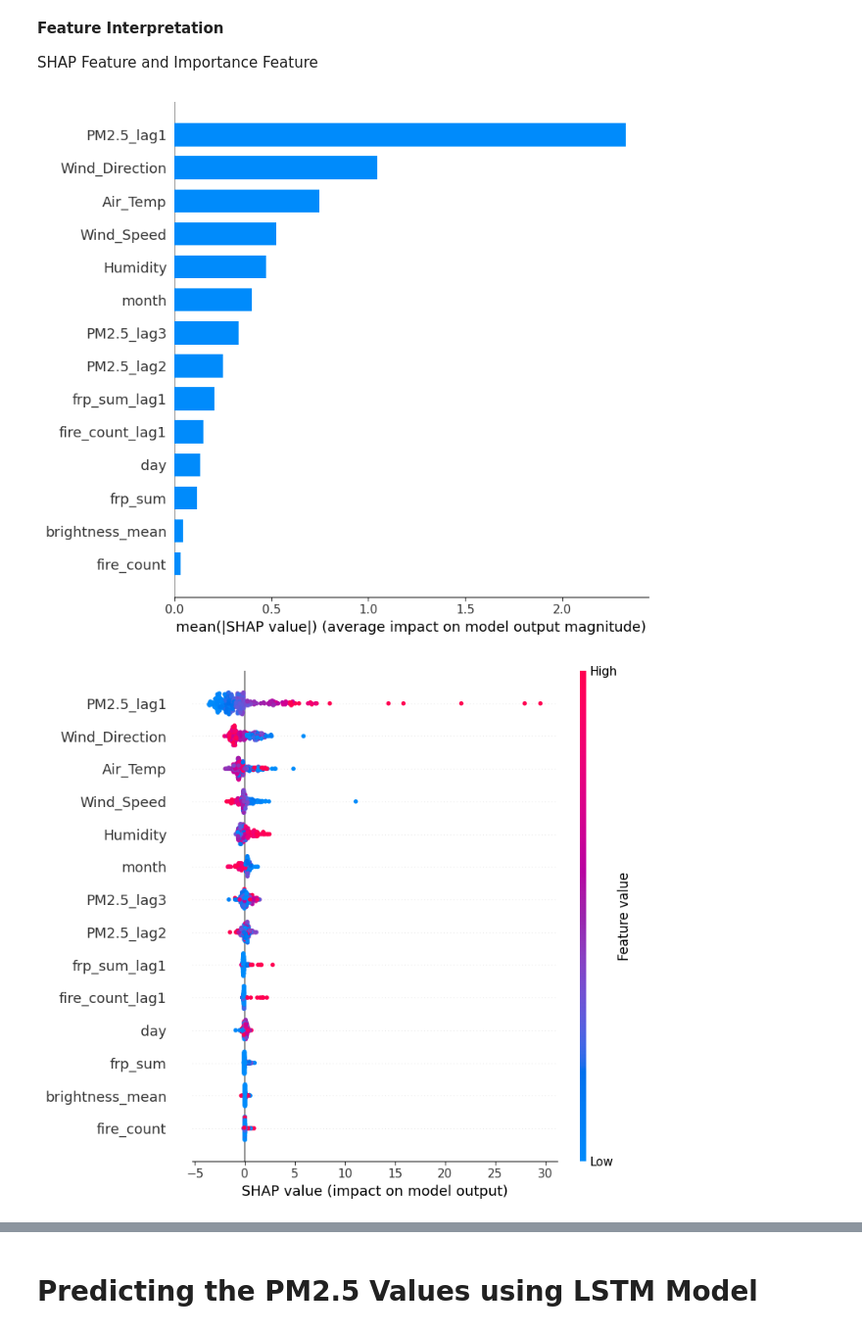
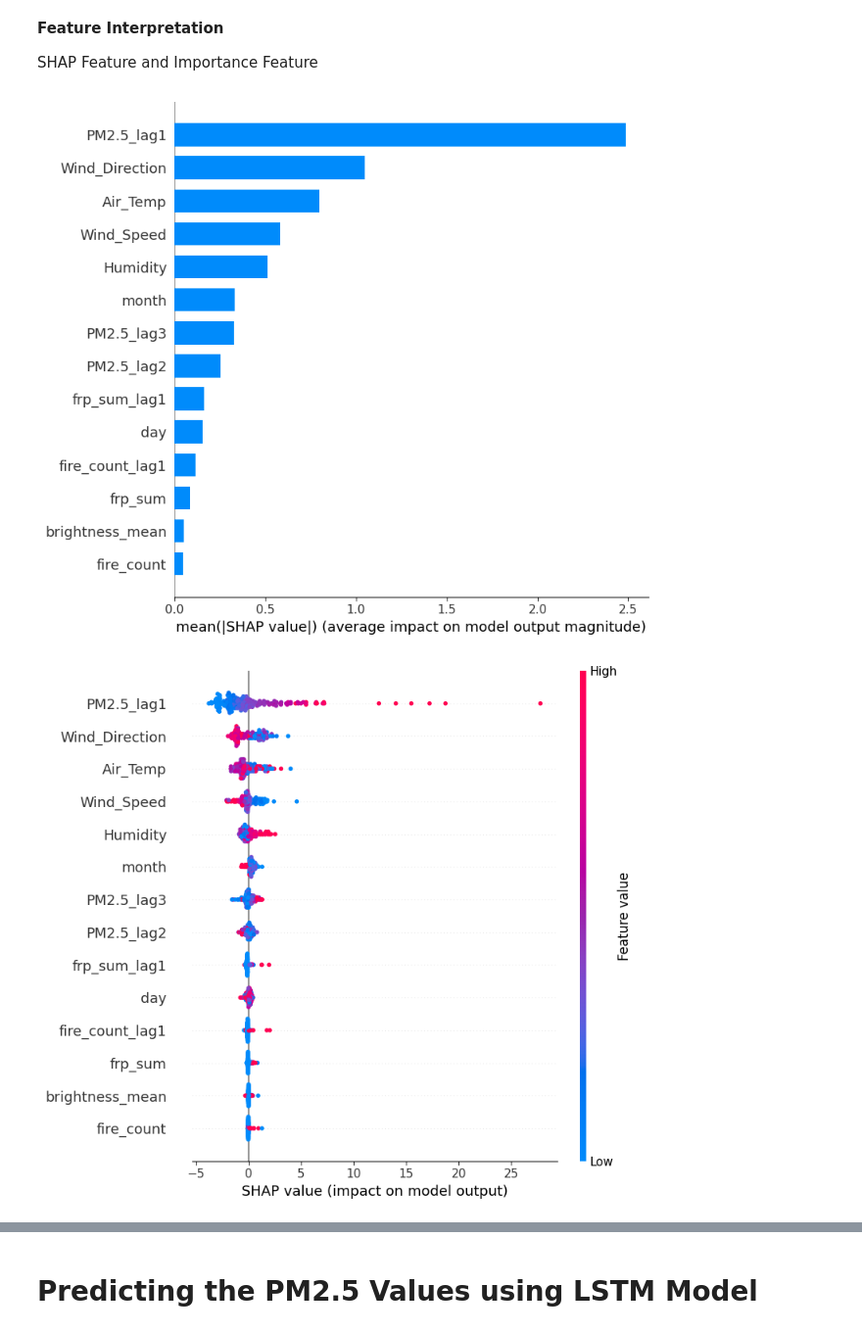
Before and after one commit to karafitzgerald/ENGG680_2025_Fall, a Jupyter notebook: Project_workbook/ENGG_680_Final_Project-2.ipynb, the cells around one changed output, grey strips where cells are left out. Shown at 98% size. Cells and saved outputs as stored; diff of their text form; code cells hidden in the pictures.

```diff
--- a/Project_workbook/ENGG_680_Final_Project-2.ipynb
+++ b/Project_workbook/ENGG_680_Final_Project-2.ipynb
@@ -357,18 +398,18 @@ SHAP Feature and Importance Feature
 # %%
 import shap
 
 #create SHAP explainer
-explainer = shap.TreeExplainer(xgb_model)
+explainer = shap.TreeExplainer(model)
 shap_values = explainer.shap_values(x_test)
 
 #Summary plot (global feature importance)
 shap.summary_plot(shap_values, x_test, plot_type="bar")
 
 #direction of influence
 shap.summary_plot(shap_values, x_test)
 # %% [output]
-[figure, old version]
+[figure, new version]
-[figure, old version]
+[figure, new version]
 # %%
 importances = pd.DataFrame({
     "feature": x.columns,
```
Also changed, not shown: parts of 25 cells of this notebook, 2 other files.
